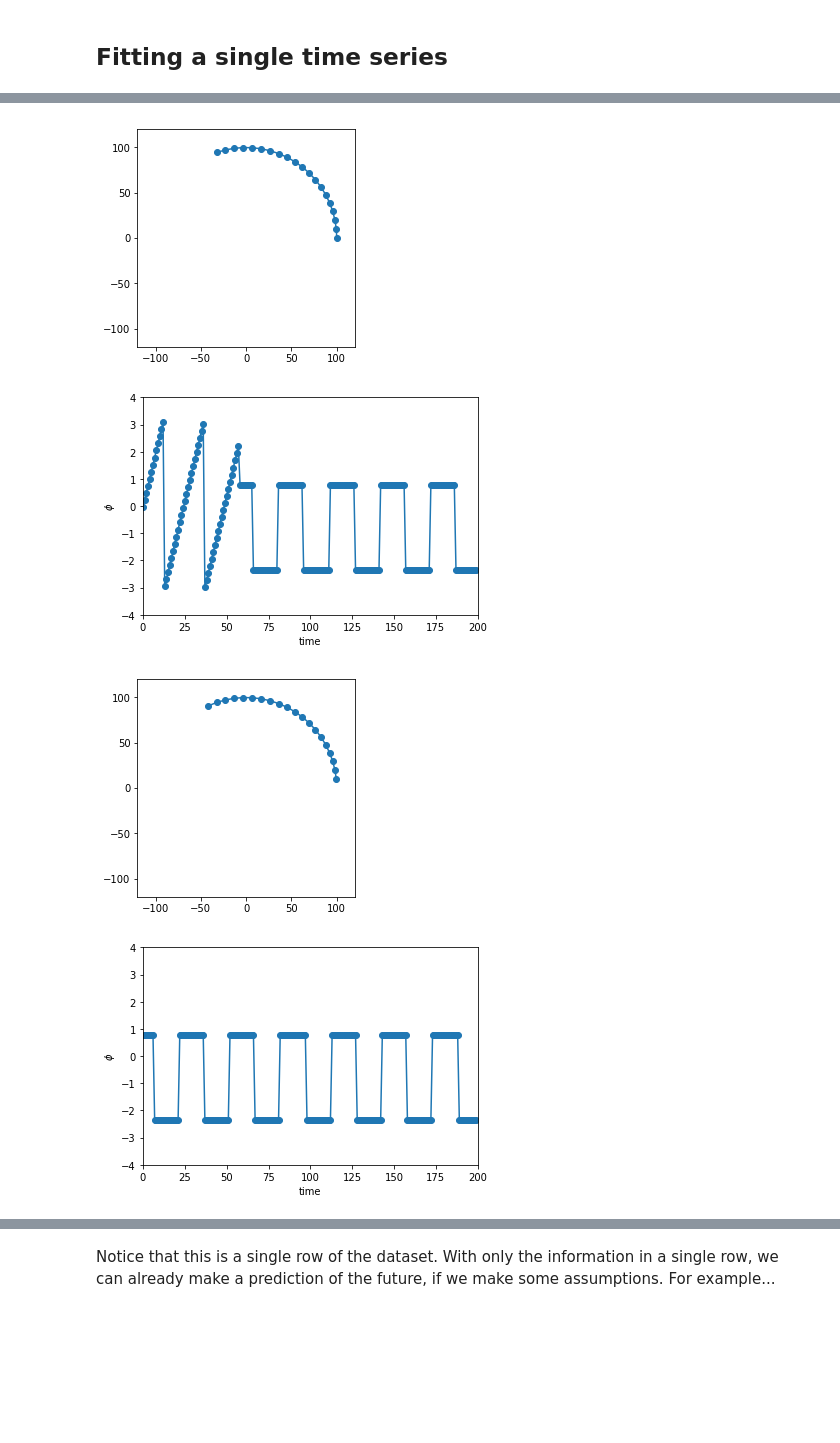
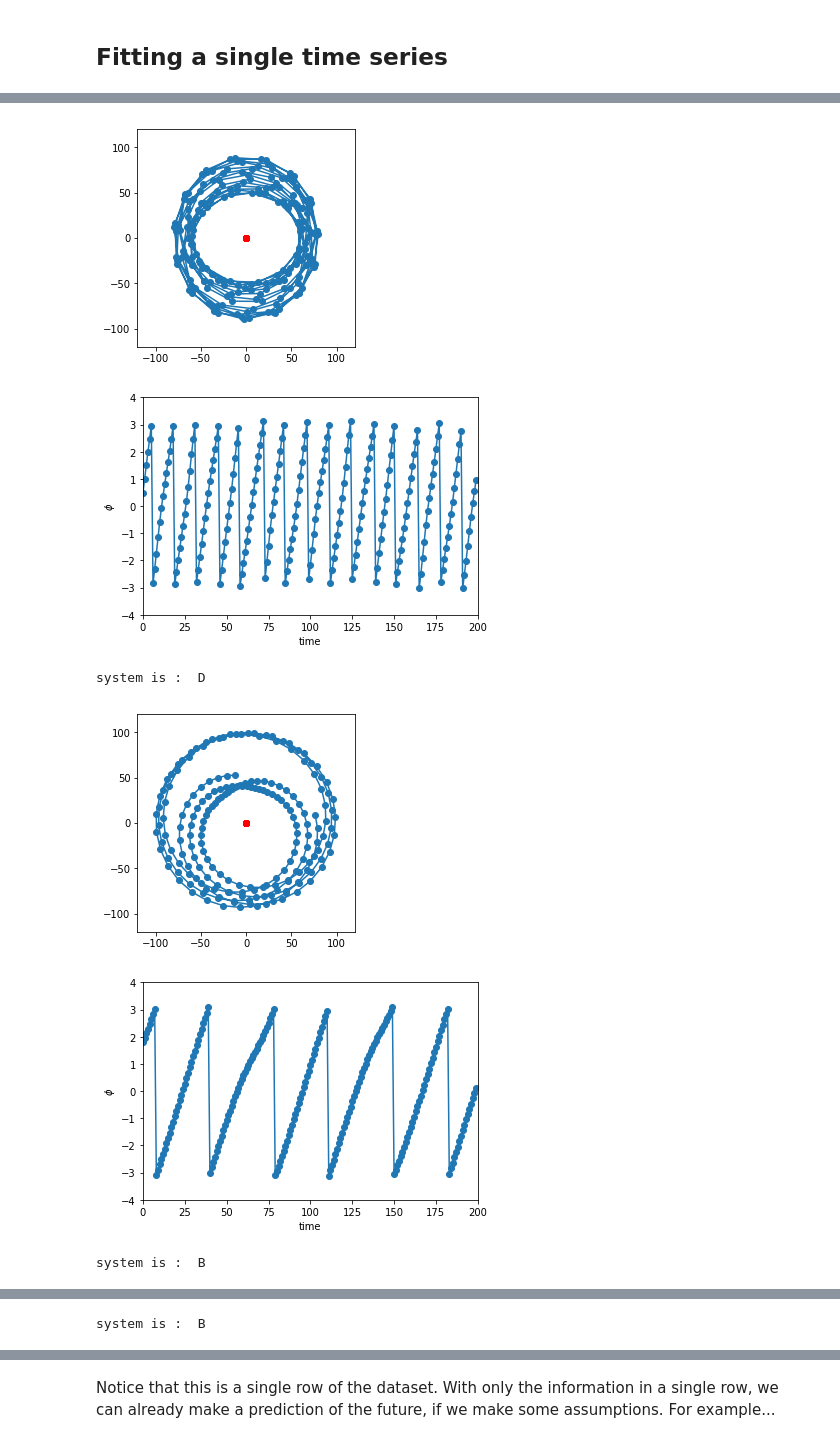
Before and after one commit to ramp-kits/mechanics, a Jupyter notebook: mechanics_starting_kit.ipynb, the cells around one changed output, grey strips where cells are left out. Cells and saved outputs as stored; diff of their text form; code cells hidden in the pictures; blank space fills up the shorter version.

```diff
--- a/mechanics_starting_kit.ipynb
+++ b/mechanics_starting_kit.ipynb
@@ -63,24 +86,32 @@ The indices on the horizontal axis represent time steps with equal intervals, ca
 The "future" column represents the value of phi at NNNN steps ahead. This is what we will try to predict in the regression problem.
 
 The "system" column represents the mechanical system (set of formulas) that have been used to generate these values. It is also available in the training sample, and is helpful to separate the parts of the dataset from each other to fit a model to each system individually.
+# %%
+y_future = data['future'].values
+y_system = data['system'].values
+x_series = data.drop(['future', 'system'], axis=1).values
 # %% [markdown]
 ## Fitting a single time series
 # %%
-def plot_orbit(i_sample):
-    x = data_x.iloc[i_sample, range(20)].values
-    y = data_y.iloc[i_sample, range(20)].values
+def plot_orbit(i_sample, t_min=0, t_max=-1):
+    x = data_x.iloc[i_sample, range(t_max)].values[t_min:t_max]
+    y = data_y.iloc[i_sample, range(t_max)].values[t_min:t_max]
+    x0 = ref_x.iloc[i_sample, range(t_max)].values[t_min:t_max]
+    y0 = ref_y.iloc[i_sample, range(t_max)].values[t_min:t_max]
 
     ax = plt.gca()
     ax.cla()
     ax.set_xlim([-120, 120])
     ax.set_ylim([-120, 120])
     plt.axes().set_aspect('equal')
+    plt.scatter(x0, y0, color='r')
+    plt.plot(x0, y0, color='r')
     plt.scatter(x, y)
     plt.plot(x, y)
     plt.show()
 # %%
-def plot_observation(i_sample):
-    phis = data.iloc[i_sample, range(200)].values
+def plot_observation(i_sample, t_min=0, t_max=-1):
+    phis = data.iloc[i_sample, range(t_max)].values[t_min:t_max]
     ax = plt.gca()
     ax.cla()
     ax.set_xlim([0, len(phis)])
@@ -91,7 +122,8 @@ def plot_observation(i_sample):
     plt.scatter(range(len(phis)), phis)
     plt.plot(range(len(phis)), phis)
     plt.show()
+    print("system is : ", y_system[i_sample])
 # %%
-def plot_data(i):
-    plot_orbit(i)
-    plot_observation(i)
+def plot_data(i, t_min=0, t_max=-1):
+    plot_orbit(i, t_min, t_max)
+    plot_observation(i, t_min, t_max)
@@ -103,8 +136,10 @@ plot_data(6)
 # %%
-for i in range(100):
-    plot_data(i)
+for i in range(1000):
+    plot_data(i, 0, 200)
 # %% [output]
-[figure, old version]
+[figure, new version]
-[figure, old version]
+[figure, new version]
+system is :  D
-[figure, old version]
+[figure, new version]
-[figure, old version]
+[figure, new version]
+system is :  B
@@ -112,0 +148 @@ for i in range(100):
+system is :  B
```
Also changed, not shown: parts of 13 cells of this notebook, 1 other file.
